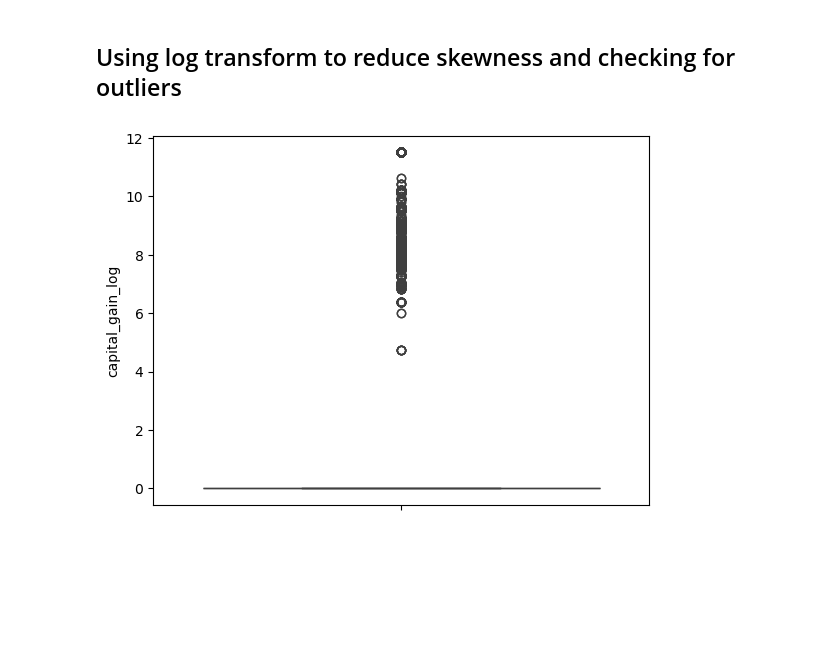
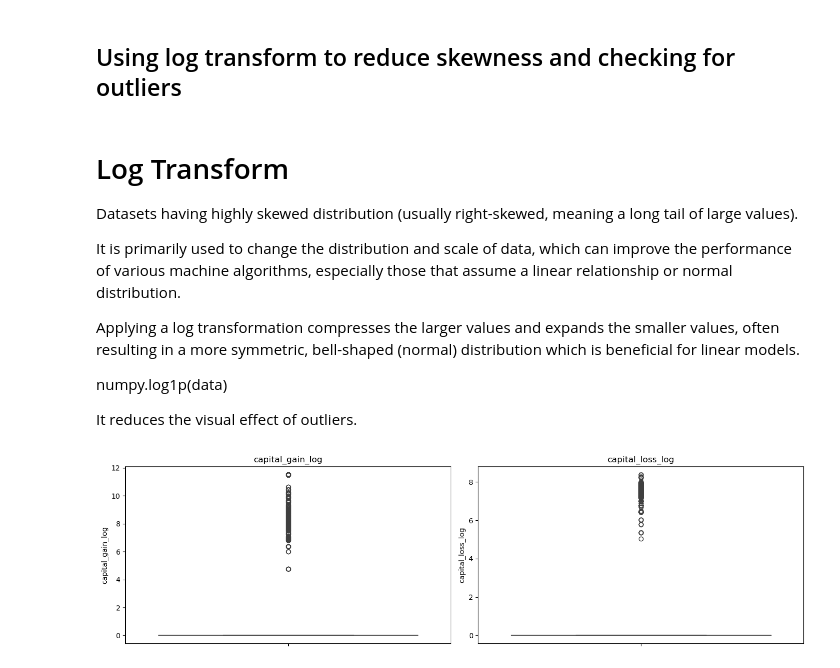
Before and after one commit to Radhika-8102/ML-Project-Team7-, a Jupyter notebook: ML_task5_DataCleaning.ipynb, the cells around one changed output. Drawn from its saved outputs; the diff is of its cells as text; code cells hidden in the pictures; blank space fills up the shorter version.

Commit message:
Update ML_task5_DataCleaning.ipynb
Pushing Updated Changes

```diff
--- a/ML_task5_DataCleaning.ipynb
+++ b/ML_task5_DataCleaning.ipynb
@@ -323,3 +325,19 @@ age outliers: 143
 capital_gain outliers: 2712
 capital_loss outliers: 1519
 hours_per_week outliers: 9008
+# %%
+outlier_rows = pd.DataFrame()
+
+for col in num_cols:
+    Q1 = df[col].quantile(0.25)
+    Q3 = df[col].quantile(0.75)
+    IQR = Q3 - Q1
+
+    lower = Q1 - 1.5 * IQR
+    upper = Q3 + 1.5 * IQR
+
+    temp = df[(df[col] < lower) | (df[col] > upper)]
+    outlier_rows = pd.concat([outlier_rows, temp])
+
+outlier_rows = outlier_rows.drop_duplicates()
+print(outlier_rows[['age','capital_gain','capital_loss','hours_per_week']])
@@ -345,8 +404,33 @@ plt.show()
 # %% [markdown]
 ## Using log transform to reduce skewness and checking for outliers
+# %% [markdown]
+# Log Transform
+Datasets having highly skewed distribution (usually right-skewed, meaning a long tail of large values).
+
+It is primarily used to change the distribution and scale of data, which can improve the performance of various machine algorithms, especially those that assume a linear relationship or normal distribution.
+
+Applying a log transformation compresses the larger values and expands the smaller values, often resulting in a more symmetric,
+bell-shaped (normal) distribution which is beneficial for linear models.
+
+numpy.log1p(data)
+
+It reduces the visual effect of outliers.
 # %%
+# Log transform
 df['capital_gain_log'] = np.log1p(df['capital_gain'])
-sns.boxplot(y=df['capital_gain_log'])
+df['capital_loss_log'] = np.log1p(df['capital_loss'])
+
+# Log tranformed Column names
+num_cols = ['capital_gain_log', 'capital_loss_log']
+
+plt.figure(figsize=(14, 4))
+
+for i, col in enumerate(num_cols, 1):
+    plt.subplot(1, 2, i)
+    sns.boxplot(y=df[col])
+    plt.title(col)
+
+plt.tight_layout()
 plt.show()
 # %% [output]
-[figure, old version]
+[figure, new version]
```
Also changed, not shown: parts of 8 cells of this notebook.
